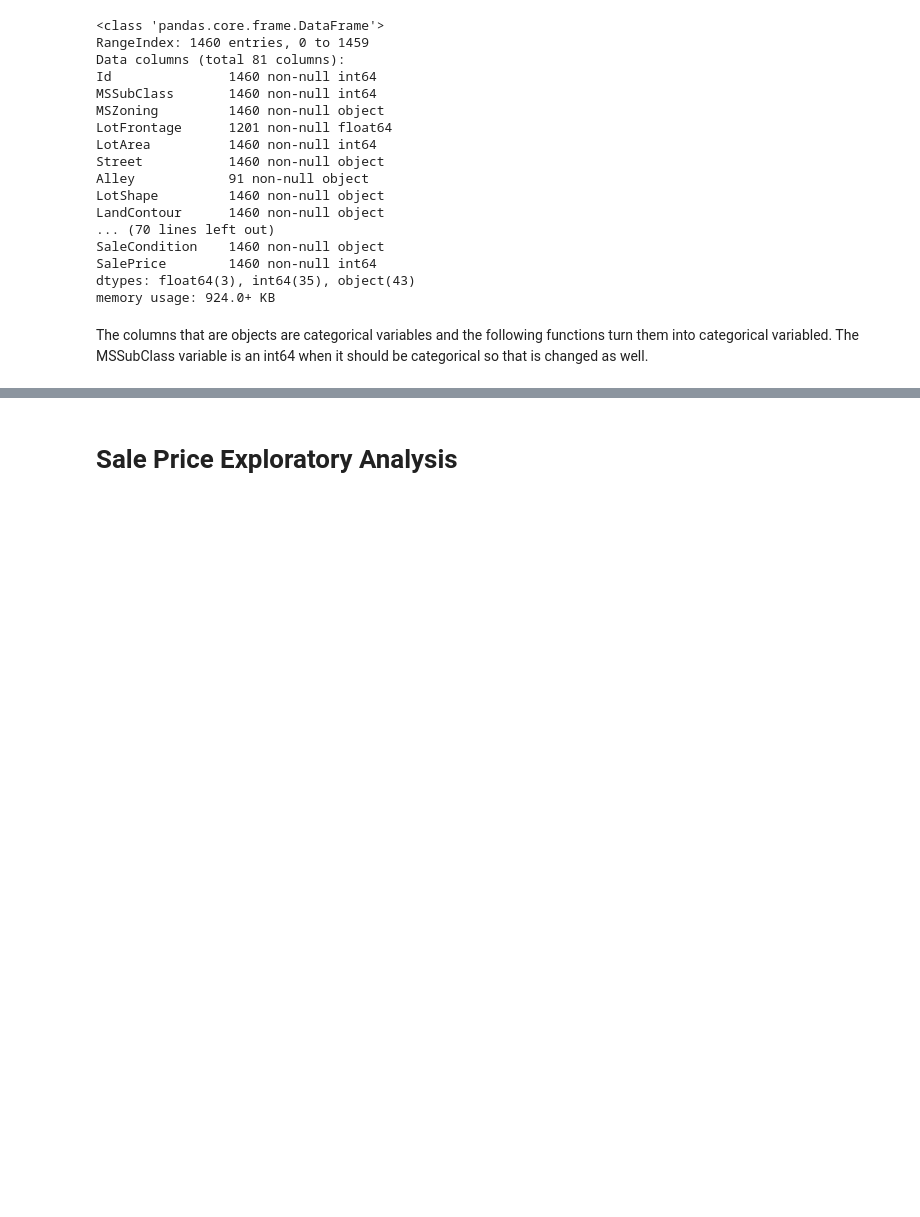
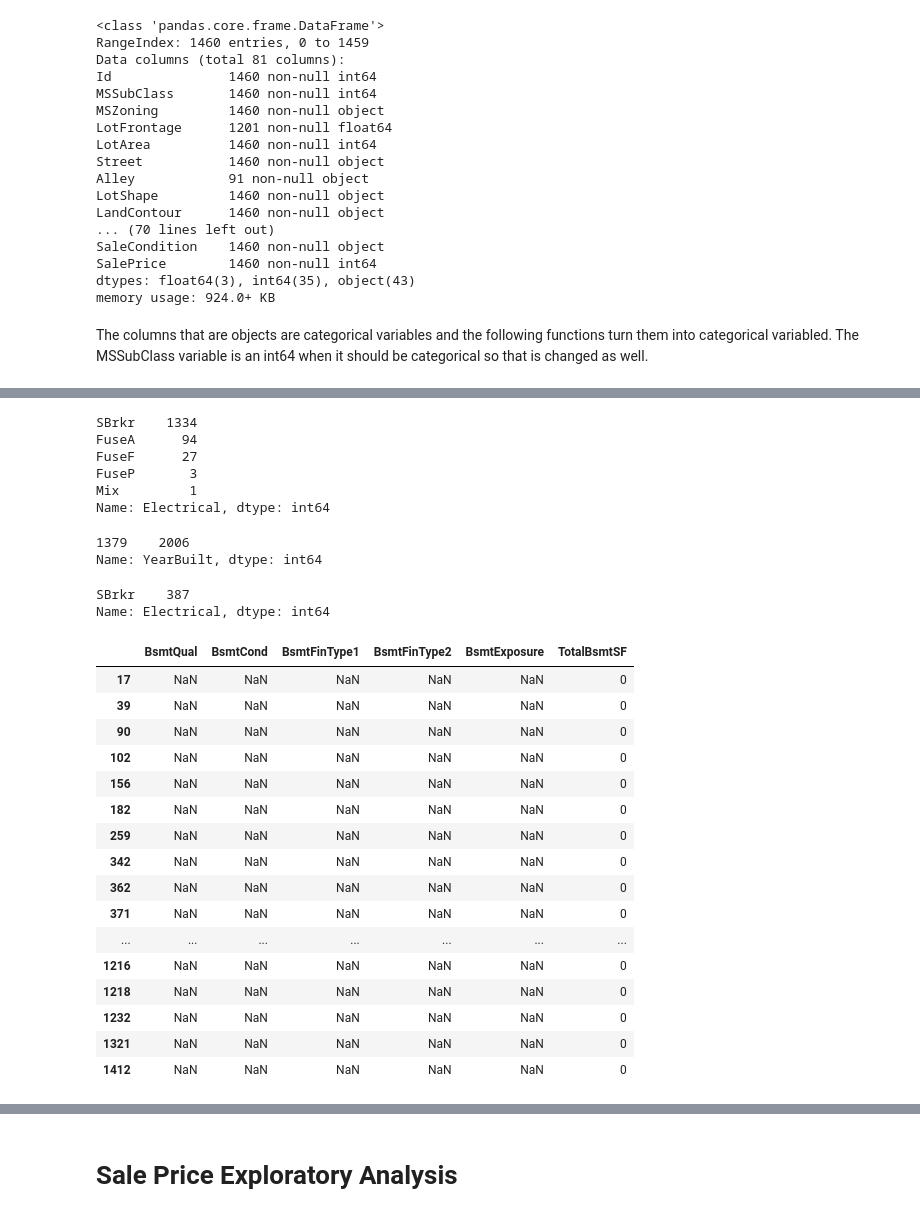
Before and after one commit to matthewcassi/kaggle_competitions, a Jupyter notebook: house_prices/initial_eda.ipynb, the cells around one changed output, grey strips where cells are left out. Saved outputs shown, nothing was run; the diff lists cells and outputs as text; code cells hidden in the pictures; blank space fills up the shorter version.

```diff
--- a/house_prices/initial_eda.ipynb
+++ b/house_prices/initial_eda.ipynb
@@ -45,0 +68,41 @@ The columns that are objects are categorical variables and the following functio
+# %%
+train['Electrical'].value_counts()
+# %% [output]
+SBrkr    1334
+FuseA      94
+FuseF      27
+FuseP       3
+Mix         1
+Name: Electrical, dtype: int64
+# %%
+train[train['Electrical'].isnull()]['YearBuilt']
+# %% [output]
+1379    2006
+Name: YearBuilt, dtype: int64
+# %%
+train[train['YearBuilt'].astype(int) >= 2000]['Electrical'].value_counts()
+# %% [output]
+SBrkr    387
+Name: Electrical, dtype: int64
+# %%
+train['Electrical'] = train['Electrical'].fillna('SBrkr')
+# %%
+train[train['BsmtQual'].isnull()][['BsmtQual','BsmtCond','BsmtFinType1','BsmtFinType2','BsmtExposure','TotalBsmtSF']]
+# %% [output]
+|  | BsmtQual | BsmtCond | BsmtFinType1 | BsmtFinType2 | BsmtExposure | TotalBsmtSF |
+| 17 | NaN | NaN | NaN | NaN | NaN | 0 |
+| 39 | NaN | NaN | NaN | NaN | NaN | 0 |
+| 90 | NaN | NaN | NaN | NaN | NaN | 0 |
+| 102 | NaN | NaN | NaN | NaN | NaN | 0 |
+| 156 | NaN | NaN | NaN | NaN | NaN | 0 |
+| 182 | NaN | NaN | NaN | NaN | NaN | 0 |
+| 259 | NaN | NaN | NaN | NaN | NaN | 0 |
+| 342 | NaN | NaN | NaN | NaN | NaN | 0 |
+| 362 | NaN | NaN | NaN | NaN | NaN | 0 |
+| 371 | NaN | NaN | NaN | NaN | NaN | 0 |
+| ... | ... | ... | ... | ... | ... | ... |
+| 1216 | NaN | NaN | NaN | NaN | NaN | 0 |
+| 1218 | NaN | NaN | NaN | NaN | NaN | 0 |
+| 1232 | NaN | NaN | NaN | NaN | NaN | 0 |
+| 1321 | NaN | NaN | NaN | NaN | NaN | 0 |
+| 1412 | NaN | NaN | NaN | NaN | NaN | 0 |
```
Also changed, not shown: parts of 59 cells of this notebook.
